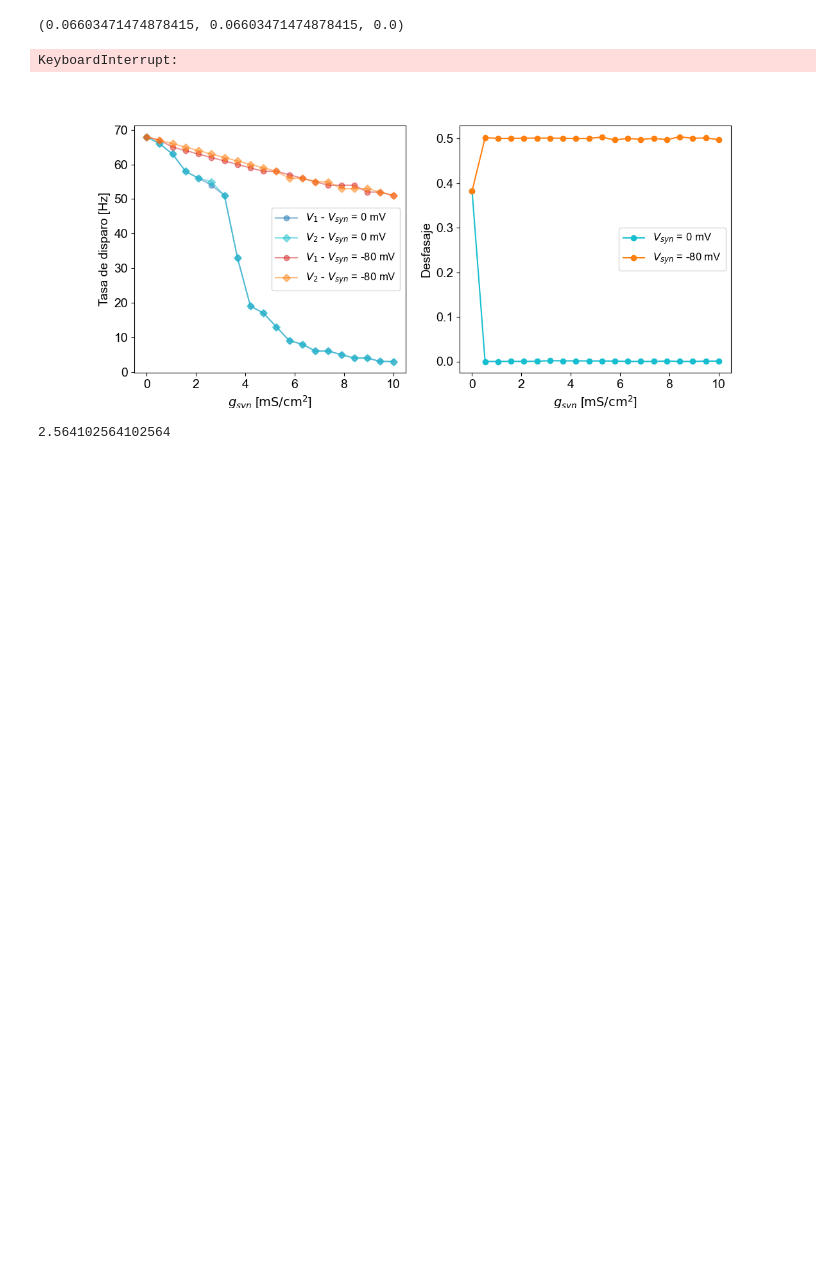
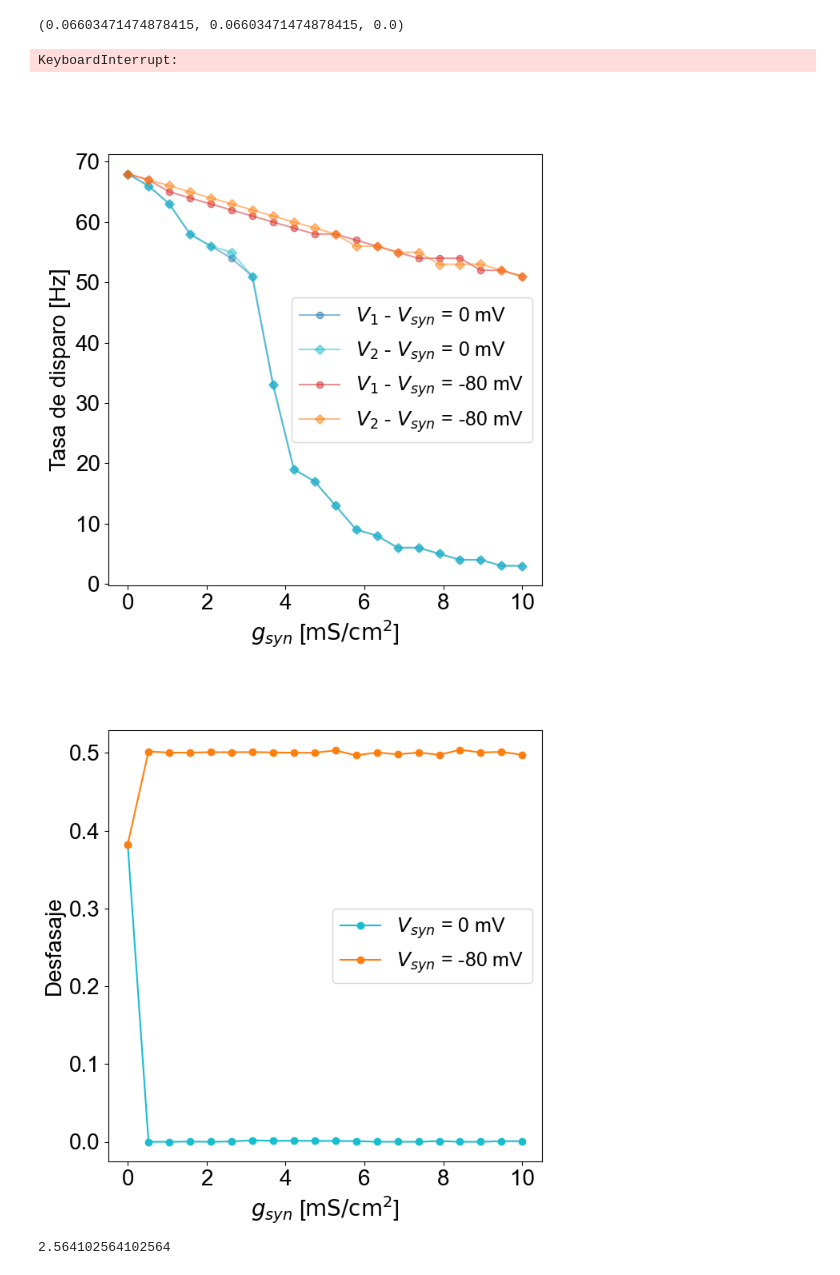
Before and after one commit to Lupama2/RedesNeuronales, a Jupyter notebook: Practicas/practica-2/ejercicio_1/main.ipynb, the cells around one changed output. Cells and saved outputs as stored; diff of their text form; code cells hidden in the pictures; blank space fills up the shorter version.

```diff
--- a/Practicas/practica-2/ejercicio_1/main.ipynb
+++ b/Practicas/practica-2/ejercicio_1/main.ipynb
@@ -298,42 +342,54 @@ np.save(file_name, data)
 # %%
 #Graph
 #Cargo datos
 data_1 = np.load("data_V_syn_0.00.npy")
 data_2 = np.load("data_V_syn_-80.00.npy")
 
 #Desempaqueto
 g_syn_vec_1, any_vs_g_syn_vec_1 = data_1[0], data_1[1:].T
 g_syn_vec_2, any_vs_g_syn_vec_2 = data_2[0], data_2[1:].T
 
-fig, ax = plt.subplots(1,2, figsize = (12,5))
-
 factor_ms_to_s = 1000
 
-ax[0].plot(g_syn_vec_1, any_vs_g_syn_vec_1[:,0]*factor_ms_to_s, "o-", label = r"$V_1$ - $V_{syn}$ = 0 mV", alpha = 0.5, color = "tab:blue")
-ax[0].plot(g_syn_vec_1, any_vs_g_syn_vec_1[:,1]*factor_ms_to_s, "D-", label = r"$V_2$ - $V_{syn}$ = 0 mV", alpha = 0.5, color = "tab:cyan")
-ax[0].plot(g_syn_vec_1, any_vs_g_syn_vec_2[:,0]*factor_ms_to_s, "o-", label = r"$V_1$ - $V_{syn}$ = -80 mV", alpha = 0.5, color = "tab:red")
-ax[0].plot(g_syn_vec_1, any_vs_g_syn_vec_2[:,1]*factor_ms_to_s, "D-", label = r"$V_2$ - $V_{syn}$ = -80 mV", alpha = 0.5, color = "tab:orange")
+fig, ax = plt.subplots(1,1, figsize = (7,7))
 
-ax[0].set_xlabel("$g_{syn}$ [$\mathrm{mS/cm^2}$]")
-ax[0].set_ylabel("Tasa de disparo [Hz]")
+
+ax.plot(g_syn_vec_1, any_vs_g_syn_vec_1[:,0]*factor_ms_to_s, "o-", label = r"$V_1$ - $V_{syn}$ = 0 mV", alpha = 0.5, color = "tab:blue")
+ax.plot(g_syn_vec_1, any_vs_g_syn_vec_1[:,1]*factor_ms_to_s, "D-", label = r"$V_2$ - $V_{syn}$ = 0 mV", alpha = 0.5, color = "tab:cyan")
+ax.plot(g_syn_vec_1, any_vs_g_syn_vec_2[:,0]*factor_ms_to_s, "o-", label = r"$V_1$ - $V_{syn}$ = -80 mV", alpha = 0.5, color = "tab:red")
+ax.plot(g_syn_vec_1, any_vs_g_syn_vec_2[:,1]*factor_ms_to_s, "D-", label = r"$V_2$ - $V_{syn}$ = -80 mV", alpha = 0.5, color = "tab:orange")
+
+ax.set_xlabel("$g_{syn}$ [$\mathrm{mS/cm^2}$]")
+ax.set_ylabel("Tasa de disparo [Hz]")
 #Ubico leyenda abajo a la izquierda
 #Cambio el tamaño de la leyenda
-ax[0].legend(fontsize = 12)
+ax.legend(fontsize = 18)
 
+plt.show()
+
+
+#Guardo imagen
+fig.savefig("Informe/ej1_tasa.png", dpi = 300, bbox_inches = "tight")
+
+fig, ax = plt.subplots(1,1, figsize = (7,7))
 
 tasa_de_disparo_mean_1 = (any_vs_g_syn_vec_1[:,0] + any_vs_g_syn_vec_1[:,1])/2
 tasa_de_disparo_mean_2 = (any_vs_g_syn_vec_2[:,0] + any_vs_g_syn_vec_2[:,1])/2
 
-ax[1].plot(g_syn_vec_1, np.abs(any_vs_g_syn_vec_1[:,2])*tasa_de_disparo_mean_1, "o-", label = "$V_{syn}$ = 0 mV", color = "tab:cyan")
-ax[1].plot(g_syn_vec_2, np.abs(any_vs_g_syn_vec_2[:,2])*tasa_de_disparo_mean_2, "o-", label = "$V_{syn}$ = -80 mV", color = "tab:orange")
+ax.plot(g_syn_vec_1, np.abs(any_vs_g_syn_vec_1[:,2])*tasa_de_disparo_mean_1, "o-", label = "$V_{syn}$ = 0 mV", color = "tab:cyan")
+ax.plot(g_syn_vec_2, np.abs(any_vs_g_syn_vec_2[:,2])*tasa_de_disparo_mean_2, "o-", label = "$V_{syn}$ = -80 mV", color = "tab:orange")
 
-ax[1].set_xlabel("$g_{syn}$ [$\mathrm{mS/cm^2}$]")
-ax[1].set_ylabel("Desfasaje")
-ax[1].legend(fontsize = 12)
+ax.set_xlabel("$g_{syn}$ [$\mathrm{mS/cm^2}$]")
+ax.set_ylabel("Desfasaje")
+ax.legend(fontsize = 18)
 
 plt.show()
+
+#Guardo imagen
+fig.savefig("Informe/ej1_desfasaje.png", dpi = 300, bbox_inches = "tight")
 # %% [output]
-[figure, old version]
+[figure, new version]
+[figure, added]
 # %%
 np.min( any_vs_g_syn_vec[:,2])
 #Busco el g
```
Also changed, not shown: parts of 4 cells of this notebook, 9 other files.
